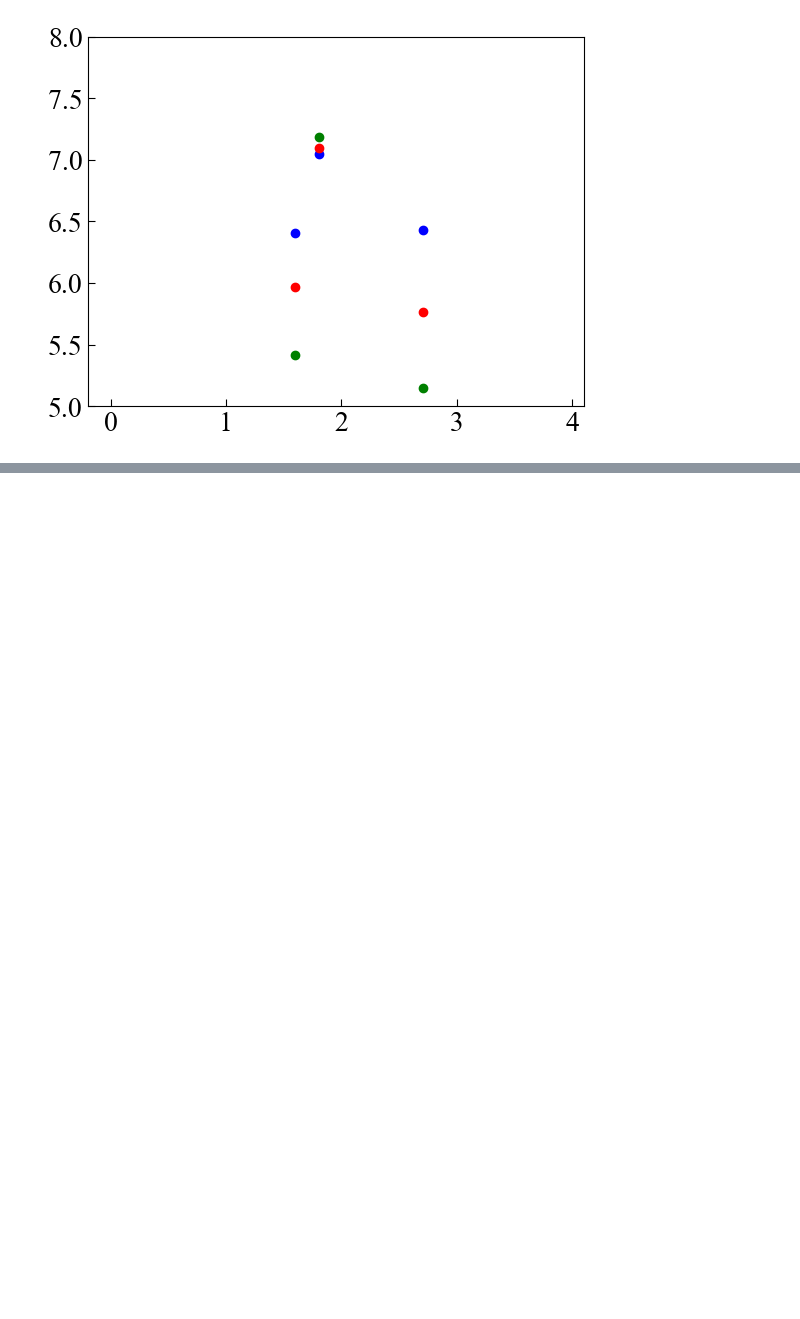
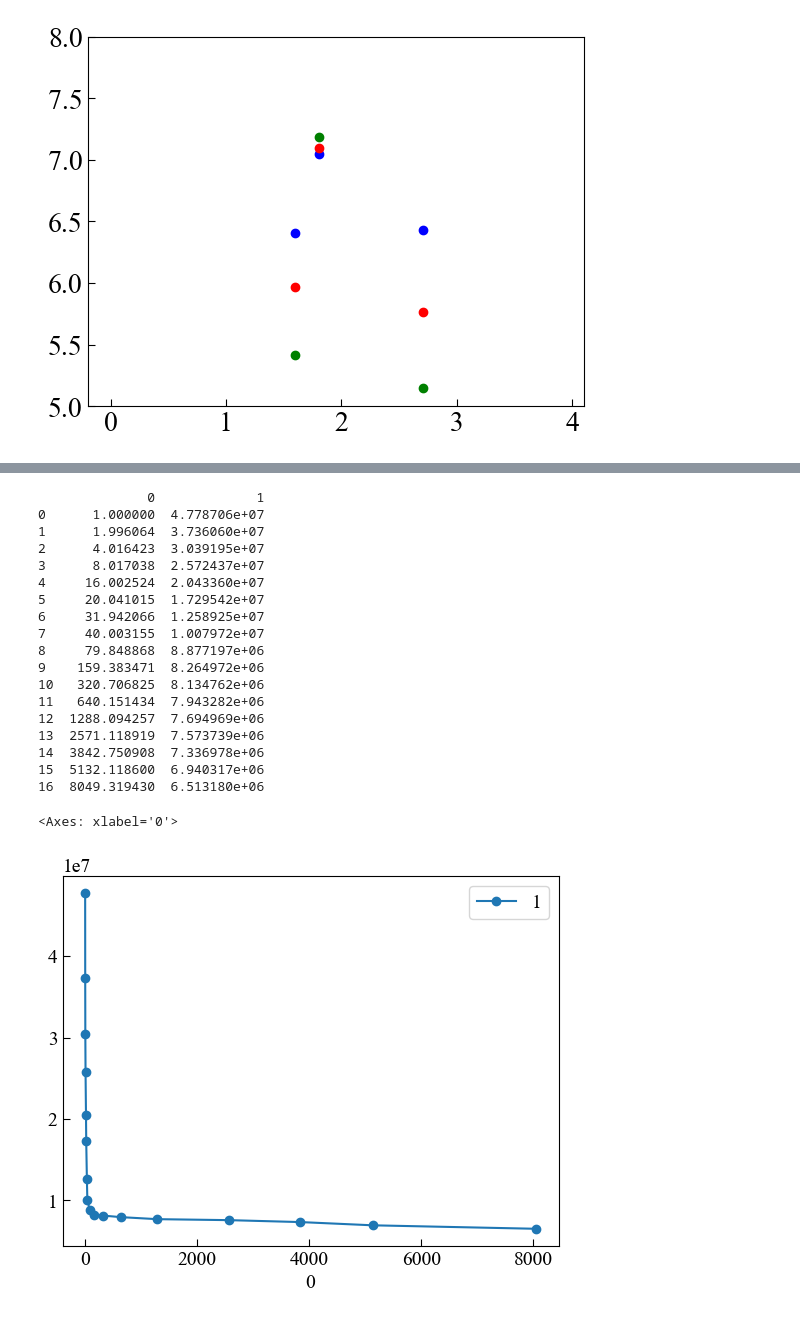
Before and after one commit to maedarn/code_tohoku, a Jupyter notebook: py/time-performance.ipynb, the cells around one changed output, grey strips where cells are left out. Drawn from its saved outputs; the diff is of its cells as text; code cells hidden in the pictures; blank space fills up the shorter version.

```diff
--- a/py/time-performance.ipynb
+++ b/py/time-performance.ipynb
@@ -130 +169,33 @@ plt.show()
+# %%
+dir1 = '/Users/maedarn/Dropbox/analysis/flow/telegraph/TMD_STN/TMD_STN_FFT.csv'
+path_csv = '/Users/maedarn/Dropbox/analysis/flow/telegraph/TMD_STN/TMD_STN_FMG1.csv'
+df_csv = pd.read_csv(path_csv,header=None)
+print(df_csv)
+
+
+fig = plt.figure()
+ax = fig.add_subplot(1, 1, 1)
+
+df_csv.plot(ax=ax, x=df_csv.columns[0], y=df_csv.columns[1], marker='o')
+# %% [output]
+              0             1
+0      1.000000  4.778706e+07
+1      1.996064  3.736060e+07
+2      4.016423  3.039195e+07
+3      8.017038  2.572437e+07
+4     16.002524  2.043360e+07
+5     20.041015  1.729542e+07
+6     31.942066  1.258925e+07
+7     40.003155  1.007972e+07
+8     79.848868  8.877197e+06
+9    159.383471  8.264972e+06
+10   320.706825  8.134762e+06
+11   640.151434  7.943282e+06
+12  1288.094257  7.694969e+06
+13  2571.118919  7.573739e+06
+14  3842.750908  7.336978e+06
+15  5132.118600  6.940317e+06
+16  8049.319430  6.513180e+06
+<Axes: xlabel='0'>
+[figure, added]
 # %%
```
Also changed, not shown: parts of 11 cells of this notebook, 5 other files.
